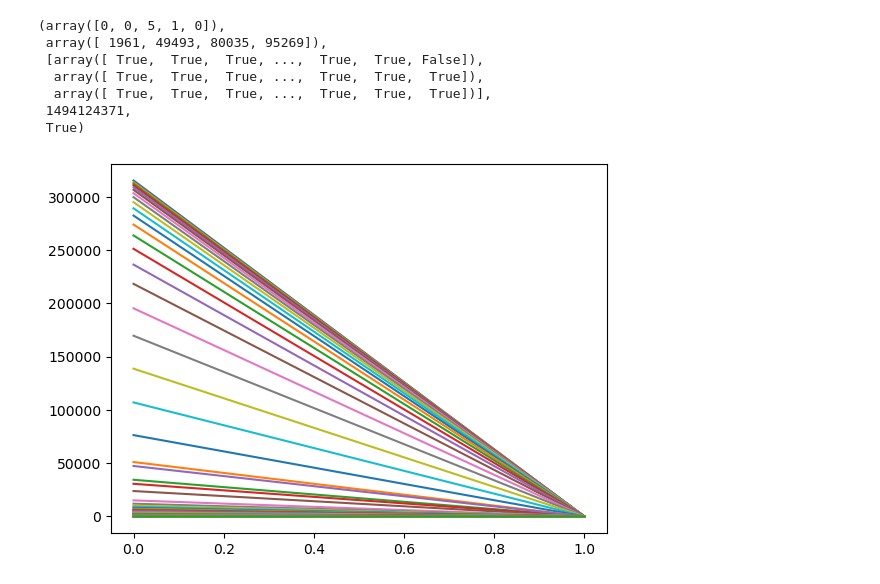
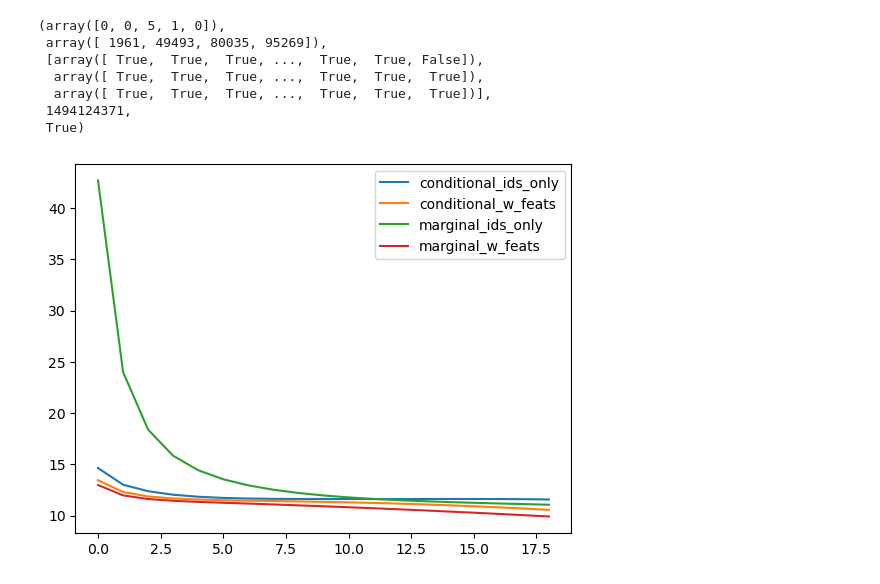
Before and after one commit to upriyam-cmu/MLIP-F24-GenAdRec, a Jupyter notebook: simple-ML-baseline/testing.ipynb, the cells around one changed output. Saved outputs shown, nothing was run; the diff lists cells and outputs as text; code cells hidden in the pictures.

```diff
--- a/simple-ML-baseline/testing.ipynb
+++ b/simple-ML-baseline/testing.ipynb
@@ -45,13 +55,17 @@ dataset[0]
 # %%
 for i in tqdm(range(len(dataset))):
     dataset[i]
-# %%
-import numpy as np
-loss_curves = np.load('outputs/loss_curves.npy')
-
-import matplotlib.pyplot as plt
-
-plt.plot(loss_curves)
-plt.show()
-# %% [output]
-[figure, removed]
+# %%
+conditional_ids_only_train_loss = np.load('outputs/conditional_ids_only/train_loss_per_epoch.npy')[1:]
+conditional_w_feats_loss = np.load('outputs/conditional_w_feats/train_loss_per_epoch.npy')[1:]
+marginal_ids_only_train_loss = np.load('outputs/marginal_ids_only/train_loss_per_epoch.npy')[1:]
+marginal_w_feats_loss = np.load('outputs/marginal_w_feats/train_loss_per_epoch.npy')[1:]
+
+plt.plot(conditional_ids_only_train_loss, label='conditional_ids_only')
+plt.plot(conditional_w_feats_loss, label='conditional_w_feats')
+plt.plot(marginal_ids_only_train_loss, label='marginal_ids_only')
+plt.plot(marginal_w_feats_loss, label='marginal_w_feats')
+plt.legend()
+plt.show()
+# %% [output]
+[figure, added]
```
Also changed, not shown: parts of 3 cells of this notebook, 1 other file.
